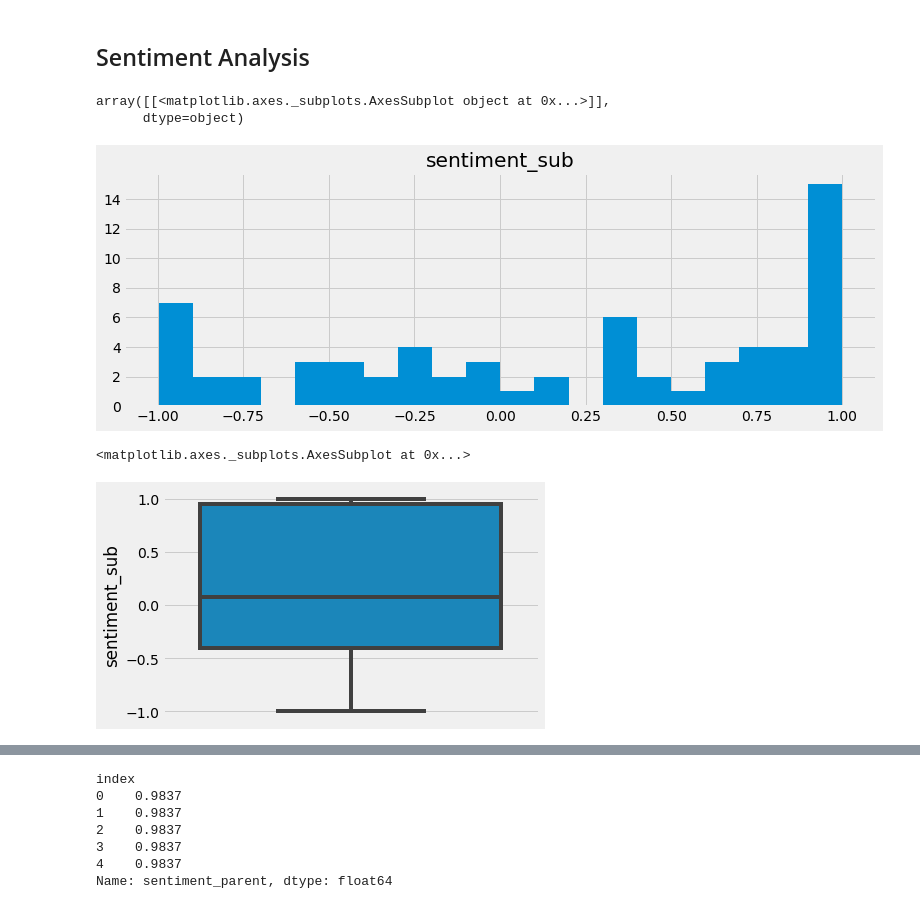
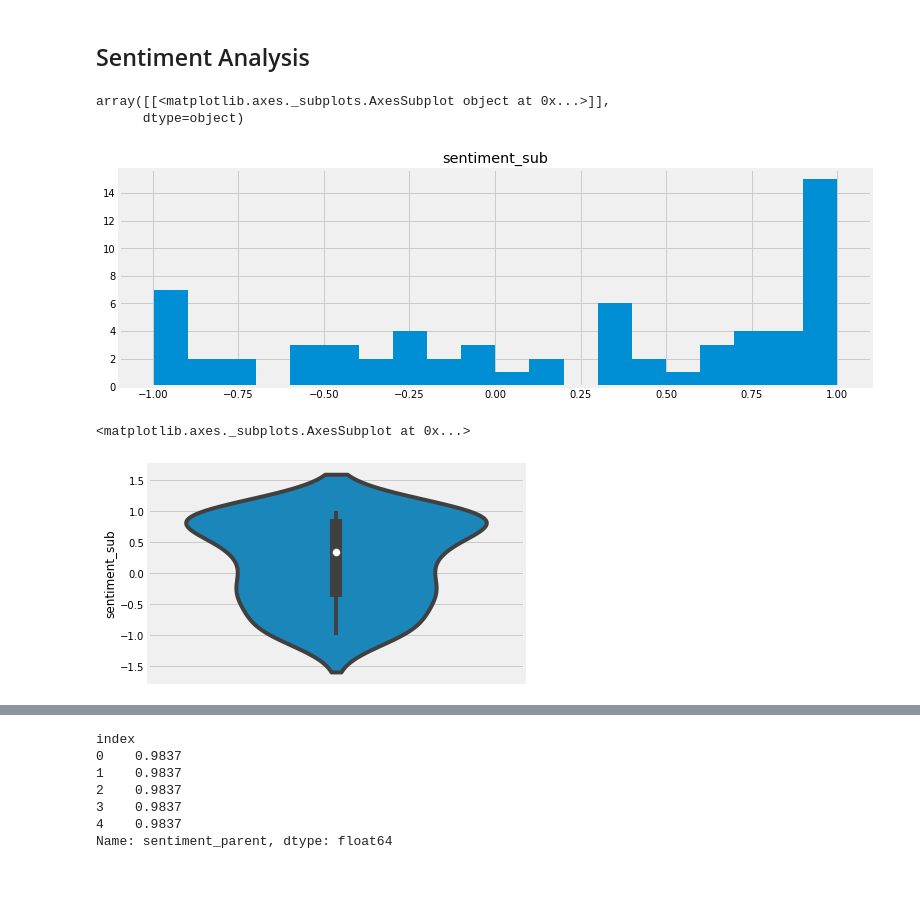
Before and after one commit to daniddelrio/Philippine-Contraception-Discourse, a Jupyter notebook: text_analysis_posts.ipynb, the cells around one changed output, grey strips where cells are left out. Cells and saved outputs as stored; diff of their text form; code cells hidden in the pictures; blank space fills up the shorter version.

Commit message:
Minor modifications to vader notebooks

```diff
--- a/text_analysis_posts.ipynb
+++ b/text_analysis_posts.ipynb
@@ -13,7 +13,7 @@ from sklearn.decomposition import LatentDirichletAllocation, PCA
 pyLDAvis.enable_notebook()
 style.use('fivethirtyeight')
 # %%
-df = pd.read_csv('preprocessed_data_2.csv')
+df = pd.read_csv('preprocessed_data_vader.csv')
 df.rename({'Unnamed: 0' : 'index'}, axis=1, inplace=True)
 df = df.set_index('index')
 df.head()
@@ -135,9 +135,10 @@ df_norepeat.hist(column='sentiment_sub', bins=20, figsize=(12,4))
 # %% [output]
 array([[<matplotlib.axes._subplots.AxesSubplot object at 0x...>]],
       dtype=object)
-[figure, old version]
+[figure, new version]
 # %%
-sns.boxplot(y="sentiment_sub", data=df)
+# sns.boxplot(y="sentiment_sub", data=df)
+sns.violinplot(y="sentiment_sub", data=df_norepeat)
 # %% [output]
 <matplotlib.axes._subplots.AxesSubplot at 0x...>
-[figure, old version]
+[figure, new version]
```
Also changed, not shown: parts of 3 cells of this notebook, 2 other files.
